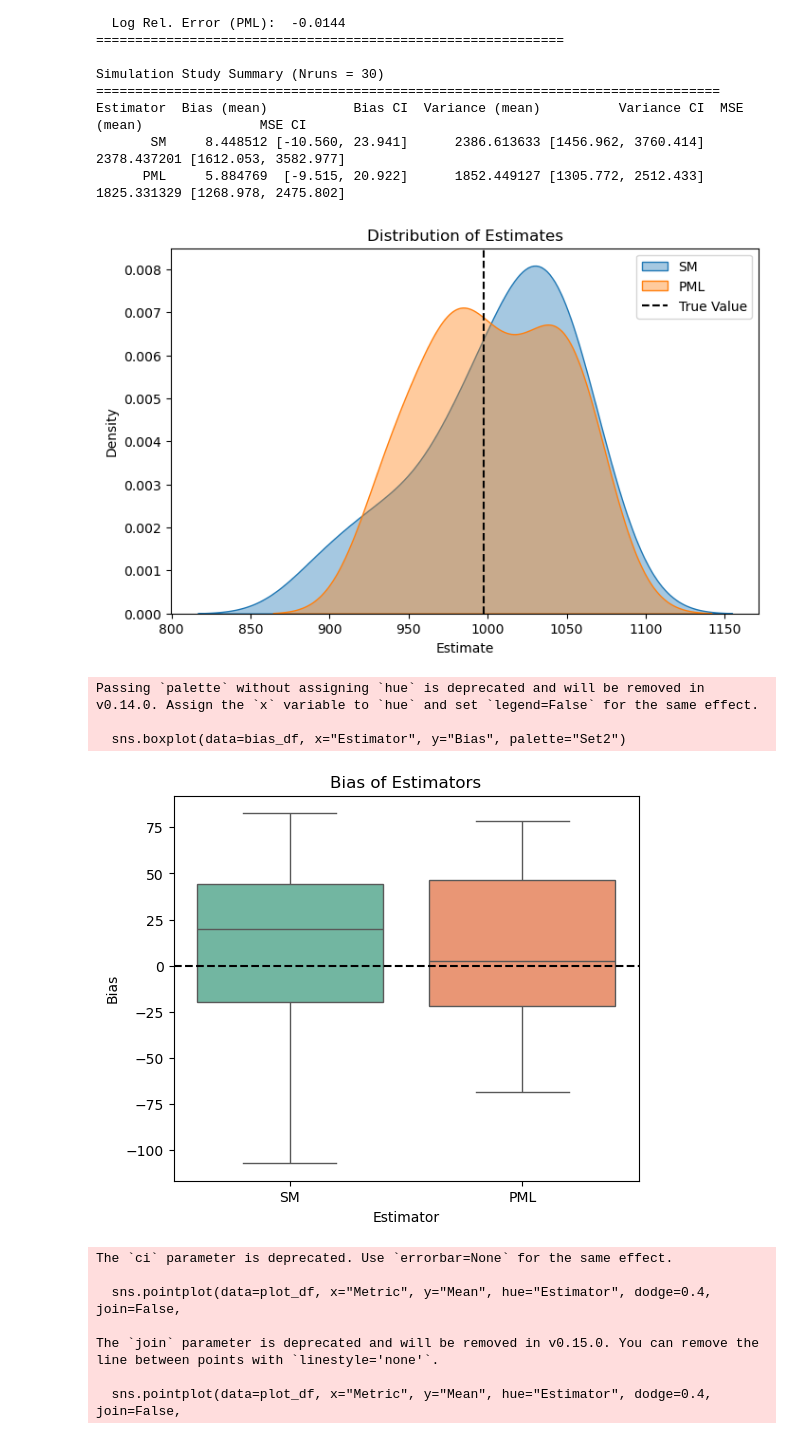
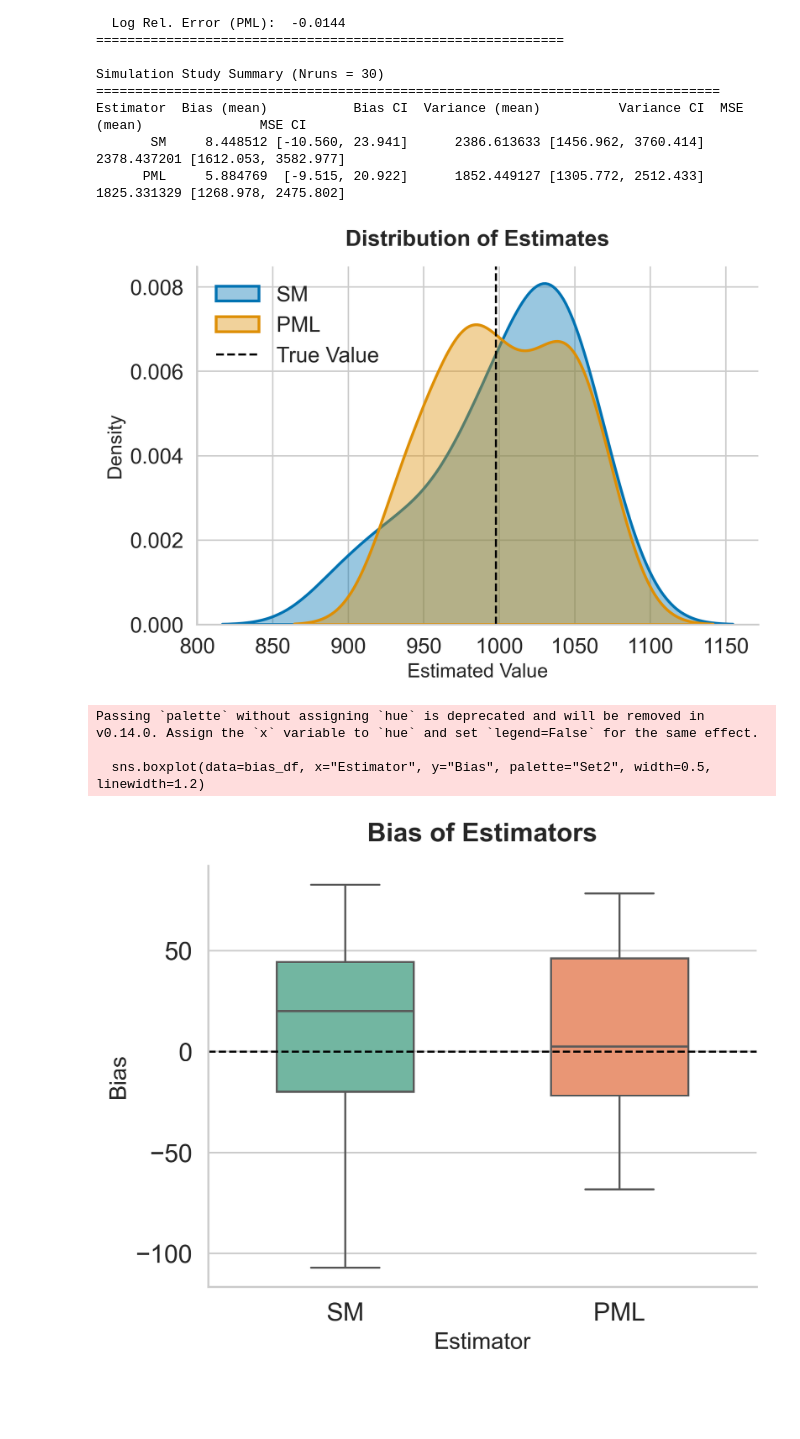
Before and after one commit to glancia93/-Population-Detection-and-Sampling-in-Liguria, a Jupyter notebook: Simulation/PytonScripts/Untitled1.ipynb, the cells around one changed output. Saved outputs shown, nothing was run; the diff lists cells and outputs as text; code cells hidden in the pictures; blank space fills up the shorter version.

```diff
--- a/Simulation/PytonScripts/Untitled1.ipynb
+++ b/Simulation/PytonScripts/Untitled1.ipynb
@@ -1,7 +1,9 @@
 # %%
 import numpy as np
 import scipy.linalg
+from scipy.special import softmax
 from sampling import Sampling
+import sys
 
 class Simulation:
     """
@@ -36,7 +38,7 @@ class Simulation:
         return {
             'Q': 3,
             'N': 1000,
-            'Nrun': 2,
+            'Nrun': 100,
             'my': 100,
             'mx': 400,
             'sy': 9,
@@ -608,15 +656,26 @@ Estimator  Bias (mean)           Bias CI  Variance (mean)          Variance CI
        SM     8.448512 [-10.560, 23.941]      2386.613633 [1456.962, 3760.414] 2378.437201 [1612.053, 3582.977]
       PML     5.884769  [-9.515, 20.922]      1852.449127 [1305.772, 2512.433] 1825.331329 [1268.978, 2475.802]
 # %%
-# 1. Distribution of estimates vs Y_true
-plt.figure(figsize=(8,5))
-sns.kdeplot(YSM, label="SM", fill=True, alpha=0.4)
-sns.kdeplot(YPML, label="PML", fill=True, alpha=0.4)
-plt.axvline(Y_true, color="black", linestyle="--", label="True Value")
-plt.title("Distribution of Estimates")
-plt.xlabel("Estimate")
+# Global style for publication
+sns.set_theme(style="whitegrid", font_scale=1.4)
+sns.set_palette("colorblind")
+plt.rcParams["figure.dpi"] = 300
+plt.rcParams["savefig.dpi"] = 600
+plt.rcParams["axes.titleweight"] = "bold"
+plt.rcParams["axes.titlesize"] = 16
+plt.rcParams["axes.labelsize"] = 14
+
+# 1. Distribution of estimates vs True value
+plt.figure(figsize=(7, 5))
+sns.kdeplot(YSM, label="SM", fill=True, alpha=0.4, linewidth=2)
+sns.kdeplot(YPML, label="PML", fill=True, alpha=0.4, linewidth=2)
+plt.axvline(Y_true, color="black", linestyle="--", linewidth=1.5, label="True Value")
+plt.title("Distribution of Estimates", pad=15)
+plt.xlabel("Estimated Value")
 plt.ylabel("Density")
-plt.legend()
+plt.legend(frameon=False)
+sns.despine()
+plt.tight_layout()
 plt.show()
 
 # 2. Boxplot of bias
@@ -625,55 +684,59 @@ bias_df = pd.DataFrame({
     "Estimator": ["SM"] * len(YSM) + ["PML"] * len(YPML)
 })
 
-plt.figure(figsize=(6,5))
-sns.boxplot(data=bias_df, x="Estimator", y="Bias", palette="Set2")
-plt.axhline(0, color="black", linestyle="--")
-plt.title("Bias of Estimators")
+plt.figure(figsize=(6, 5))
+sns.boxplot(data=bias_df, x="Estimator", y="Bias", palette="Set2", width=0.5, linewidth=1.2)
+plt.axhline(0, color="black", linestyle="--", linewidth=1.2)
+plt.title("Bias of Estimators", pad=15)
+sns.despine()
+plt.tight_layout()
 plt.show()
 
 # 3. Error bar plot (Bias, Variance, MSE with 95% CI)
-# Convert CI strings into numeric (low, high)
 def parse_ci(ci_str):
     low, high = ci_str.strip("[]").split(",")
     return float(low), float(high)
 
 plot_data = []
 for _, row in df_results.iterrows():
     for metric in ["Bias", "Variance", "MSE"]:
         mean_val = row[f"{metric} (mean)"]
         low, high = parse_ci(row[f"{metric} CI"])
         plot_data.append({
             "Estimator": row["Estimator"],
             "Metric": metric,
             "Mean": mean_val,
             "CI_low": low,
             "CI_high": high
         })
 
 plot_df = pd.DataFrame(plot_data)
 
-plt.figure(figsize=(8,5))
-sns.pointplot(data=plot_df, x="Metric", y="Mean", hue="Estimator", dodge=0.4, join=False,
-              palette="Set1", ci=None)
+plt.figure(figsize=(8, 5))
+sns.pointplot(
+    data=plot_df, x="Metric", y="Mean", hue="Estimator",
+    dodge=0.4, linestyle="None", palette="Set1", markers=["o", "s"], markersize=4, errorbar= None,
+)
 
-# Add error bars manually
+# Add error bars
 for i, row in plot_df.iterrows():
-    plt.plot([i//2 + (0.2 if row["Estimator"]=="PML" else -0.2)]*2,
-             [row["CI_low"], row["CI_high"]], color="gray", linewidth=1.5)
+    xpos = (
+        {"Bias": 0, "Variance": 1, "MSE": 2}[row["Metric"]] +
+        (-0.2 if row["Estimator"] == "SM" else 0.2)
+    )
+    plt.plot([xpos, xpos], [row["CI_low"], row["CI_high"]],
+             color="gray", linewidth=1.5, solid_capstyle="round")
 
-plt.title("Bias, Variance, MSE with 95% CI")
+plt.title("Bias, Variance, and MSE with 95% Confidence Intervals", pad=15)
 plt.ylabel("Value")
+plt.xlabel("")
+plt.yscale("symlog")
+sns.despine()
+plt.tight_layout()
 plt.show()
 # %% [output]
-[figure, old version]
+[figure, new version]
 Passing `palette` without assigning `hue` is deprecated and will be removed in v0.14.0. Assign the `x` variable to `hue` and set `legend=False` for the same effect.
 
-  sns.boxplot(data=bias_df, x="Estimator", y="Bias", palette="Set2")
+  sns.boxplot(data=bias_df, x="Estimator", y="Bias", palette="Set2", width=0.5, linewidth=1.2)
-[figure, old version]
+[figure, new version]
-The `ci` parameter is deprecated. Use `errorbar=None` for the same effect.
-
-  sns.pointplot(data=plot_df, x="Metric", y="Mean", hue="Estimator", dodge=0.4, join=False,
-
-The `join` parameter is deprecated and will be removed in v0.15.0. You can remove the line between points with `linestyle='none'`.
-
-  sns.pointplot(data=plot_df, x="Metric", y="Mean", hue="Estimator", dodge=0.4, join=False,
```
Also changed, not shown: parts of 6 cells of this notebook, 2 other files.
